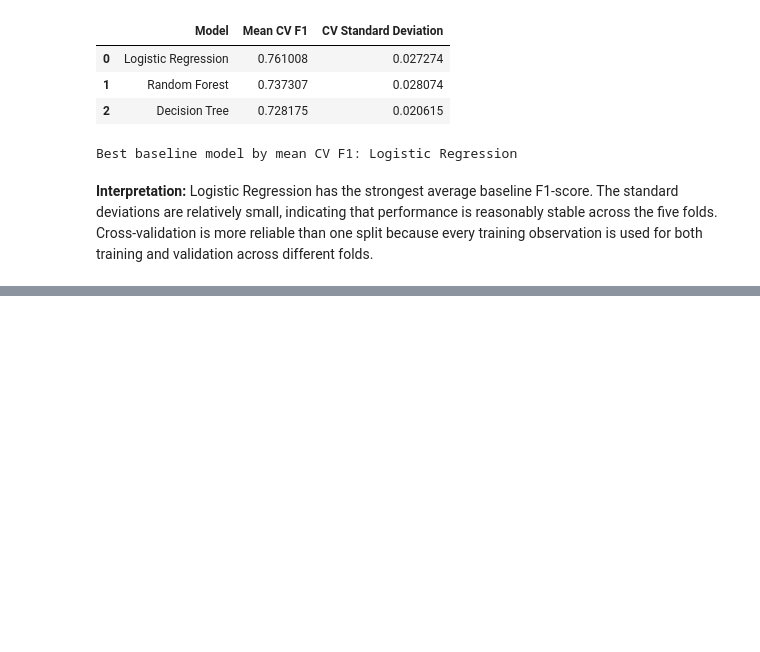
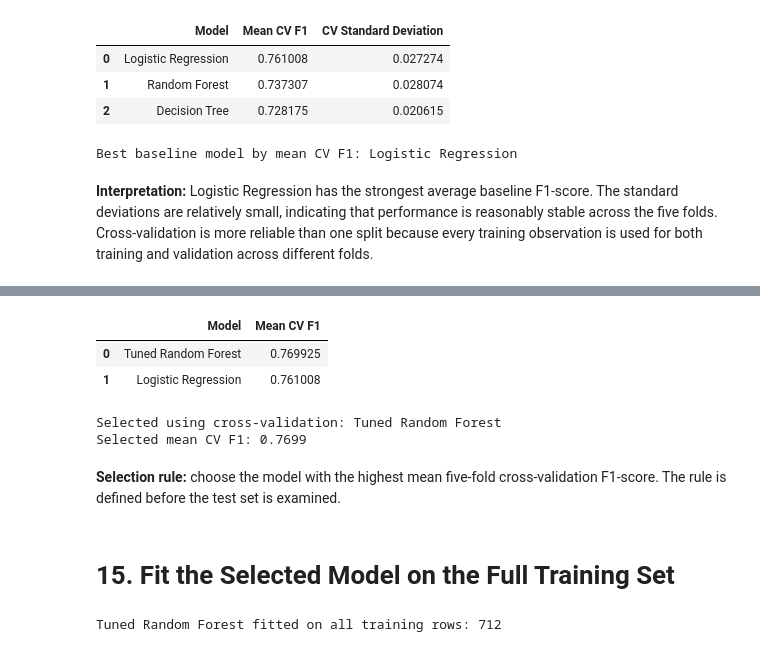
Before and after one commit to Layanmousa/Titanic---ML, a Jupyter notebook: Titanic_Project_.ipynb, the cells around one changed output, grey strips where cells are left out. Saved outputs shown, nothing was run; the diff lists cells and outputs as text; code cells hidden in the pictures; blank space fills up the shorter version.

```diff
--- a/Titanic_Project.ipynb
+++ b/Titanic_Project_.ipynb
@@ -803,0 +537,46 @@ Possible extensions include threshold tuning, probability calibration, fairness
+# %%
+logistic_cv_f1 = cv_results_df.loc[
+    cv_results_df["Model"] == "Logistic Regression",
+    "Mean CV F1",
+].iloc[0]
+
+tuned_forest_cv_f1 = grid_search.best_score_
+
+final_cv_comparison = pd.DataFrame([
+    {"Model": "Logistic Regression", "Mean CV F1": logistic_cv_f1},
+    {"Model": "Tuned Random Forest", "Mean CV F1": tuned_forest_cv_f1},
+])
+
+final_cv_comparison = (
+    final_cv_comparison
+    .sort_values("Mean CV F1", ascending=False)
+    .reset_index(drop=True)
+)
+
+display(final_cv_comparison)
+
+best_cv_row = final_cv_comparison.iloc[0]
+final_model_name = best_cv_row["Model"]
+
+if final_model_name == "Logistic Regression":
+    final_model = models["Logistic Regression"]
+else:
+    final_model = grid_search.best_estimator_
+
+print("Selected using cross-validation:", final_model_name)
+print(f"Selected mean CV F1: {best_cv_row['Mean CV F1']:.4f}")
+# %% [output]
+|  | Model | Mean CV F1 |
+| 0 | Tuned Random Forest | 0.769925 |
+| 1 | Logistic Regression | 0.761008 |
+Selected using cross-validation: Tuned Random Forest
+Selected mean CV F1: 0.7699
+# %% [markdown]
+**Selection rule:** choose the model with the highest mean five-fold cross-validation F1-score. The rule is defined before the test set is examined.
+# %% [markdown]
+# 15. Fit the Selected Model on the Full Training Set
+# %%
+final_model.fit(X_train, y_train)
+print(f"{final_model_name} fitted on all training rows: {len(X_train)}")
+# %% [output]
+Tuned Random Forest fitted on all training rows: 712
```
Also changed, not shown: parts of 51 cells of this notebook, 1 other file.
